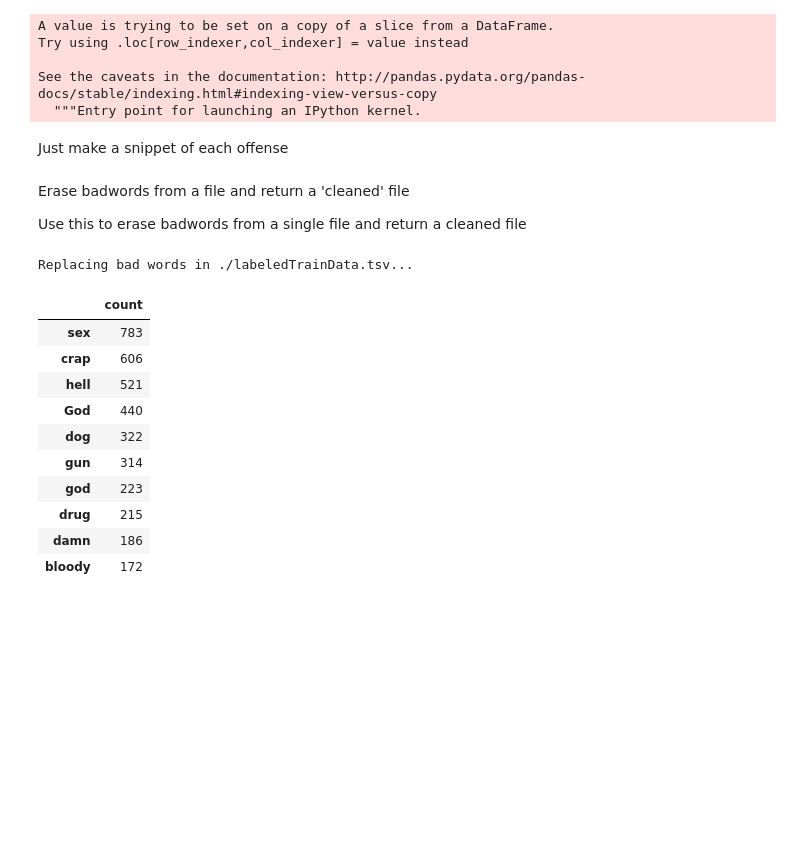
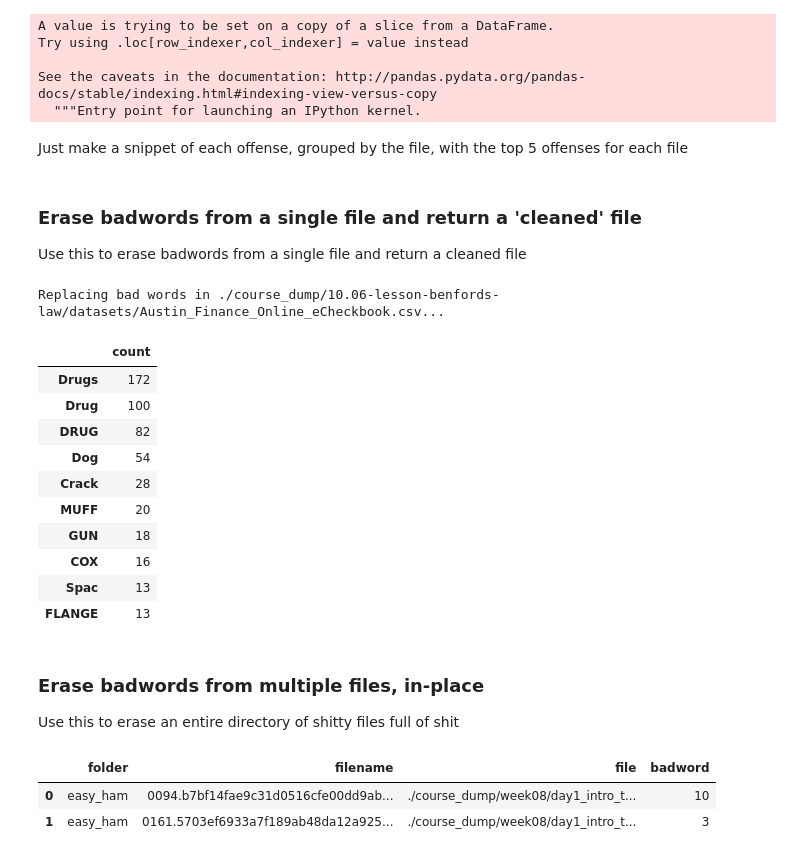
Before and after one commit to ggodreau/profanityParser, a Jupyter notebook: parseme.ipynb, the cells around one changed output. Cells and saved outputs as stored; diff of their text form; code cells hidden in the pictures; blank space fills up the shorter version.

Commit message:
alpha support for replacing badwords in an entire directory

```diff
--- a/parseme.ipynb
+++ b/parseme.ipynb
@@ -44,24 +44,27 @@ class Zerofucks:
     def erase_shit(self, input_file, output_file, bad_words=['fuck', 'shit']):
         '''
         Erases any bad words from the user specified files.
+
+        Takes an input file and writes to an outputfile.
+        ALSO returns a dictionary for forensic - what did you change - purposes
         '''
 
         print('Replacing bad words in {}...'.format(input_file))
-#         try:
-        infile = open(input_file, mode='r').readlines()
-        outfile = open(output_file, mode='w')
-        shit_dict = {}
-        for content in tqdm(infile):
-            if len(re.findall(self.__makeRegex__(bad_words), content)) > 0:
-#                 print('Replacing {}...'.format(re.findall(self.__makeRegex__(bad_words), content)[0]))
-                if re.findall(self.__makeRegex__(bad_words), content)[0] in shit_dict:
-                    shit_dict[re.findall(self.__makeRegex__(bad_words), content)[0]] += 1
-                else:
-                    shit_dict[re.findall(self.__makeRegex__(bad_words), content)[0]] = 1
-            outfile.write(re.sub(self.__makeRegex__(bad_words), ' ', content))
-#         except:
-#             print('Unable to replace bad words in that file.')
-        return shit_dict
+        try:
+            infile = open(input_file, mode='r').readlines()
+            outfile = open(output_file, mode='w')
+            shit_dict = {}
+            for content in tqdm(infile):
+                if len(re.findall(self.__makeRegex__(bad_words), content)) > 0:
+    #                 print('Replacing {}...'.format(re.findall(self.__makeRegex__(bad_words), content)[0]))
+                    if re.findall(self.__makeRegex__(bad_words), content)[0] in shit_dict:
+                        shit_dict[re.findall(self.__makeRegex__(bad_words), content)[0]] += 1
+                    else:
+                        shit_dict[re.findall(self.__makeRegex__(bad_words), content)[0]] = 1
+                outfile.write(re.sub(self.__makeRegex__(bad_words), ' ', content))
+            return shit_dict
+        except ValueError:
+            print(f'Unable to replace bad words in {input_file}.')
 
     def find_shit(self, root='./', bad_words=['fuck', 'shit'], include_content=True):
         '''
@@ -183,30 +195,33 @@ See the caveats in the documentation: http://pandas.pydata.org/pandas-docs/stabl
 # %%
 res.to_csv('./output_no_content.csv', index=False, chunksize=1000)
 # %% [markdown]
-Just make a snippet of each offense
+Just make a snippet of each offense, grouped by the file, with the top 5 offenses for each file
 # %%
 myFinder.df.groupby('file', as_index=False).head(5).to_csv('./head5.csv', index=False, chunksize=1000)
 # %% [markdown]
-Erase badwords from a file and return a 'cleaned' file
+### Erase badwords from a single file and return a 'cleaned' file
 
 Use this to erase badwords from a single file and return a cleaned file
 # %%
 # erase stuff! (returns a dictionary)
-out_dict = myFinder.erase_shit('./labeledTrainData.tsv', './out.tsv', my_badwords)
+out_dict = myFinder.erase_shit('./course_dump/10.06-lesson-benfords-law/datasets/Austin_Finance_Online_eCheckbook.csv', './course_dump/10.06-lesson-benfords-law/datasets/out.csv', my_badwords)
 # let's get a report of the stuff we replaced in the erase_shit() call:
 out_df = pd.DataFrame.from_dict(out_dict, orient='index')
 out_df.columns = ['count']
 out_df.sort_values('count', ascending=False)[:10]
 # %% [output]
-Replacing bad words in ./labeledTrainData.tsv...
+Replacing bad words in ./course_dump/10.06-lesson-benfords-law/datasets/Austin_Finance_Online_eCheckbook.csv...
 |  | count |
-| sex | 783 |
-| crap | 606 |
-| hell | 521 |
-| God | 440 |
-| dog | 322 |
-| gun | 314 |
-| god | 223 |
-| drug | 215 |
-| damn | 186 |
-| bloody | 172 |
+| Drugs | 172 |
+| Drug | 100 |
+| DRUG | 82 |
+| Dog | 54 |
+| Crack | 28 |
+| MUFF | 20 |
+| GUN | 18 |
+| COX | 16 |
+| Spac | 13 |
+| FLANGE | 13 |
+# %% [markdown]
+### Erase badwords from multiple files, in-place
+Use this to erase an entire directory of shitty files full of shit
@@ -212,0 +230,6 @@ Replacing bad words in ./labeledTrainData.tsv...
+# %%
+todelete.head(2)
+# %% [output]
+|  | folder | filename | file | badword |
+| 0 | easy_ham | 0094.b7bf14fae9c31d0516cfe00dd9ab... | ./course_dump/week08/day1_intro_t... | 10 |
+| 1 | easy_ham | 0161.5703ef6933a7f189ab48da12a925... | ./course_dump/week08/day1_intro_t... | 3 |
```
Also changed, not shown: parts of 7 cells of this notebook.
